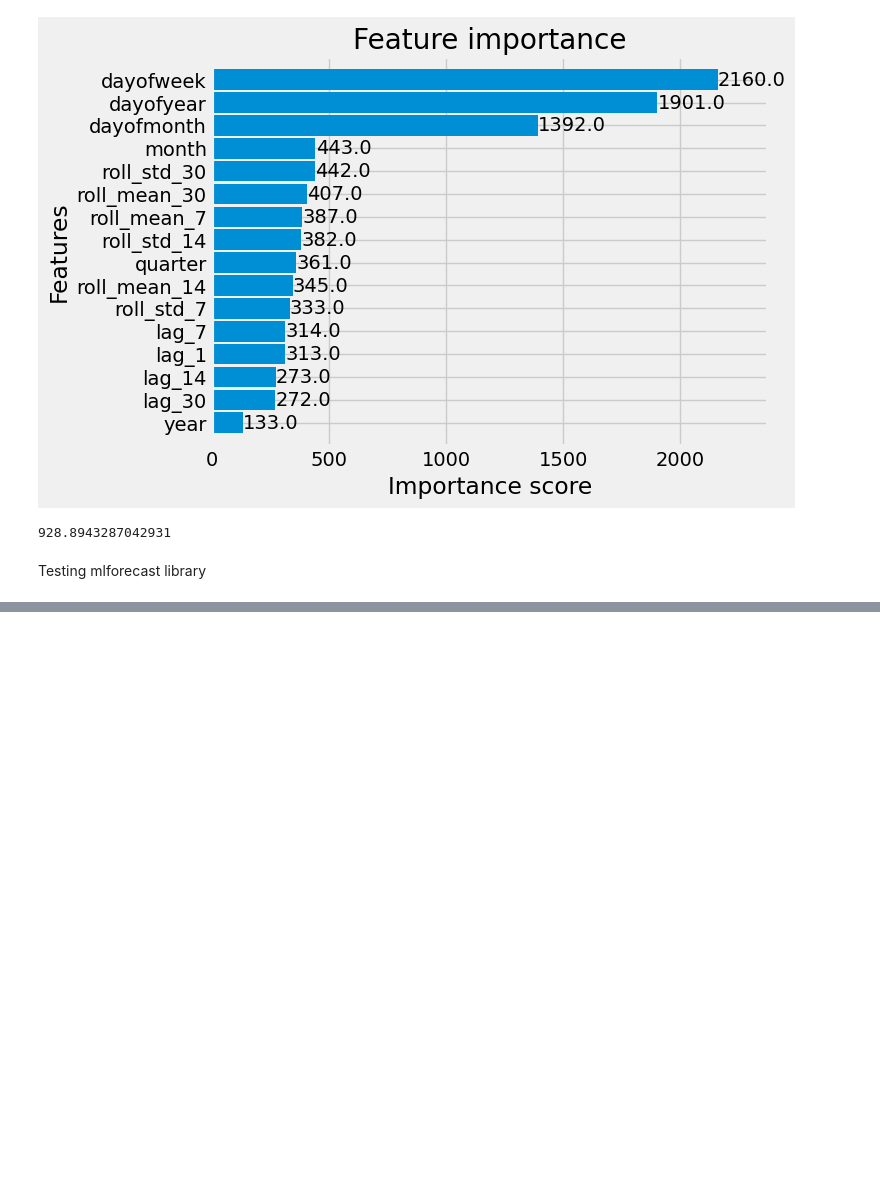
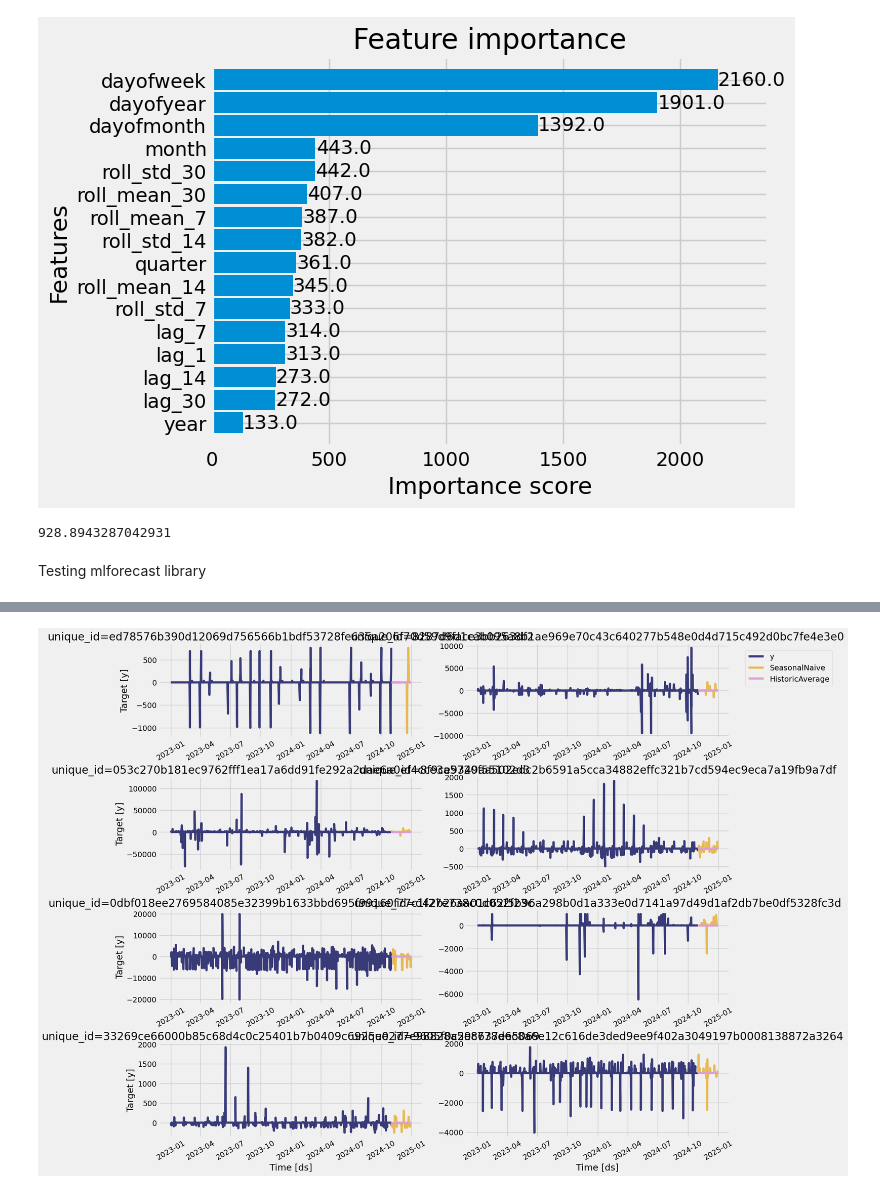
Before and after one commit to martinkivisikk/ml-project, a Jupyter notebook: notebooks/prototyping.ipynb, the cells around one changed output, grey strips where cells are left out. Drawn from its saved outputs; the diff is of its cells as text; code cells hidden in the pictures; blank space fills up the shorter version.

```diff
--- a/notebooks/prototyping.ipynb
+++ b/notebooks/prototyping.ipynb
@@ -245,0 +286,5 @@ fig
+# %%
+forecasts_df = sf.forecast(df=train_df, h=60) # h: forecast horizon, level=[90]: model expects the real value to be inside that interval 90% of the times
+sf.plot(train_df, forecasts_df)
+# %% [output]
+[figure, added]
```
Also changed, not shown: parts of 12 cells of this notebook, 1 other file.
